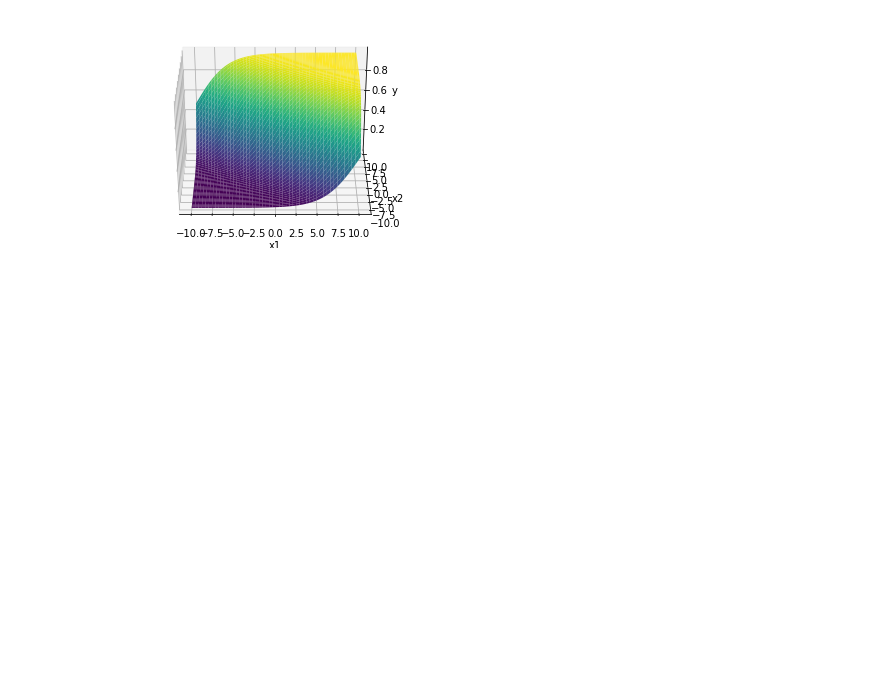
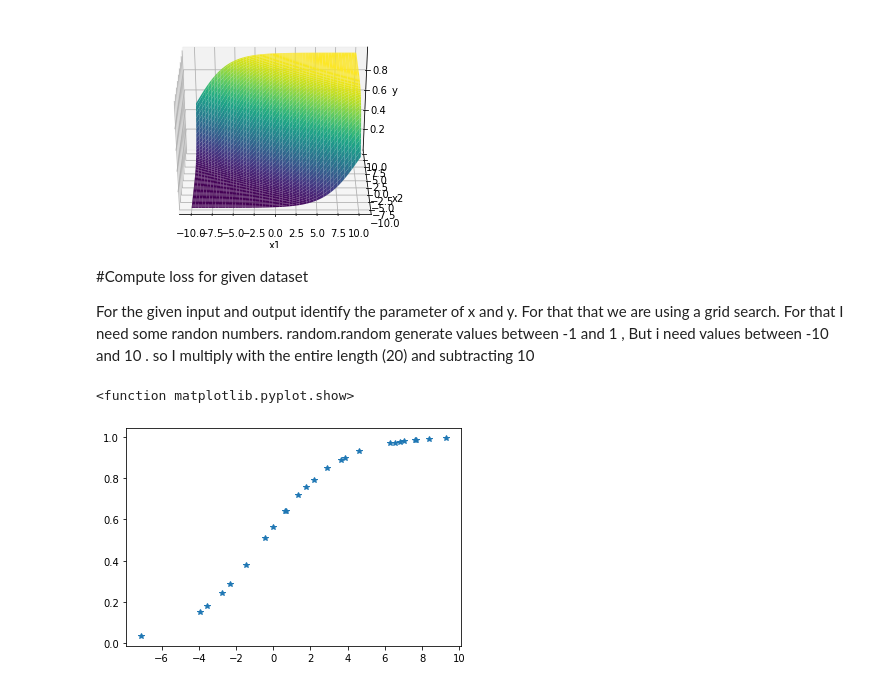
Before and after one commit to rajeshchengannur/DeepLearning, a Jupyter notebook: DL103_SigmoidNeuron.ipynb, the cells around one changed output. Cells and saved outputs as stored; diff of their text form; code cells hidden in the pictures; blank space fills up the shorter version.

```diff
--- a/DL103_SigmoidNeuron.ipynb
+++ b/DL103_SigmoidNeuron.ipynb
@@ -89,3 +98,19 @@ ax.view_init(30, 270)
 # If you change the value of one of the weights, We can see that weight will do a major role
 # %% [output]
 [figure]
+# %% [markdown]
+#Compute loss for given dataset
+
+For the given input and output identify the parameter of x and y. For that that we are using a grid search.
+For that I need some randon numbers. random.random generate values between -1 and 1 , But i need values between -10 and 10 . so I multiply with the entire length (20) and subtracting 10
+# %%
+w_unknown = 0.5
+b_unknown = 0.25
+X=np.random.random(25)*20 - 10
+Y = sigmoid(X,w_unknown,b_unknown)
+# %%
+plt.plot(X,Y,'*')
+plt.show
+# %% [output]
+<function matplotlib.pyplot.show>
+[figure, added]
```
Also changed, not shown: parts of 10 cells of this notebook.
